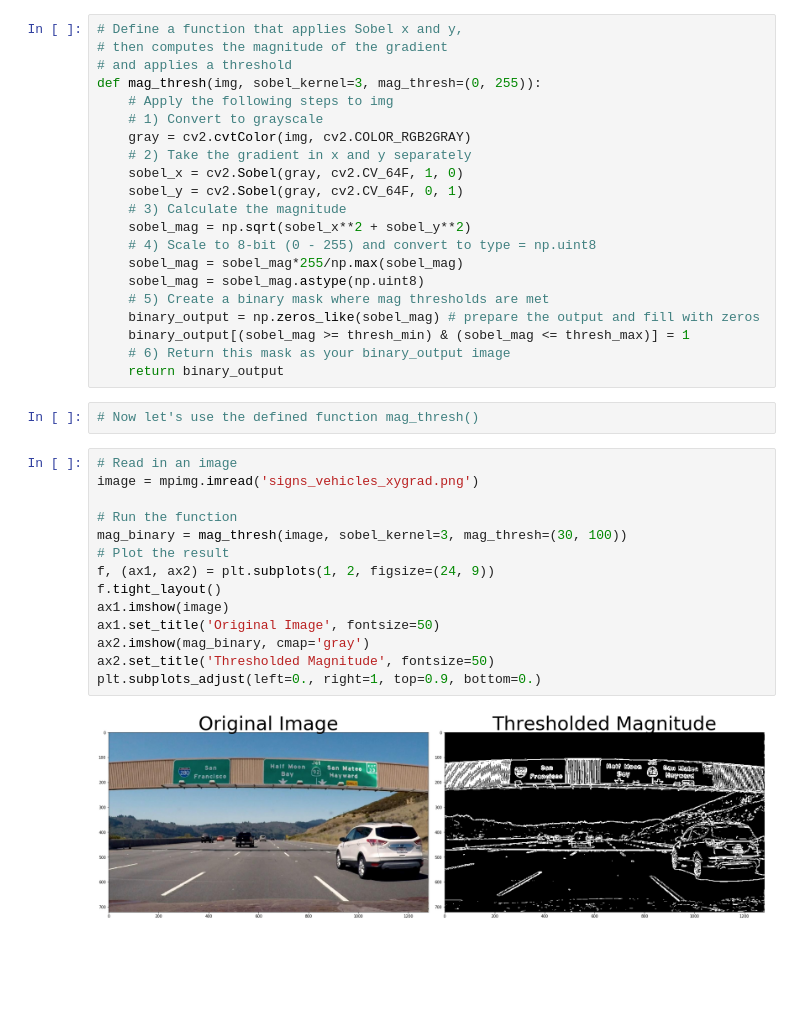
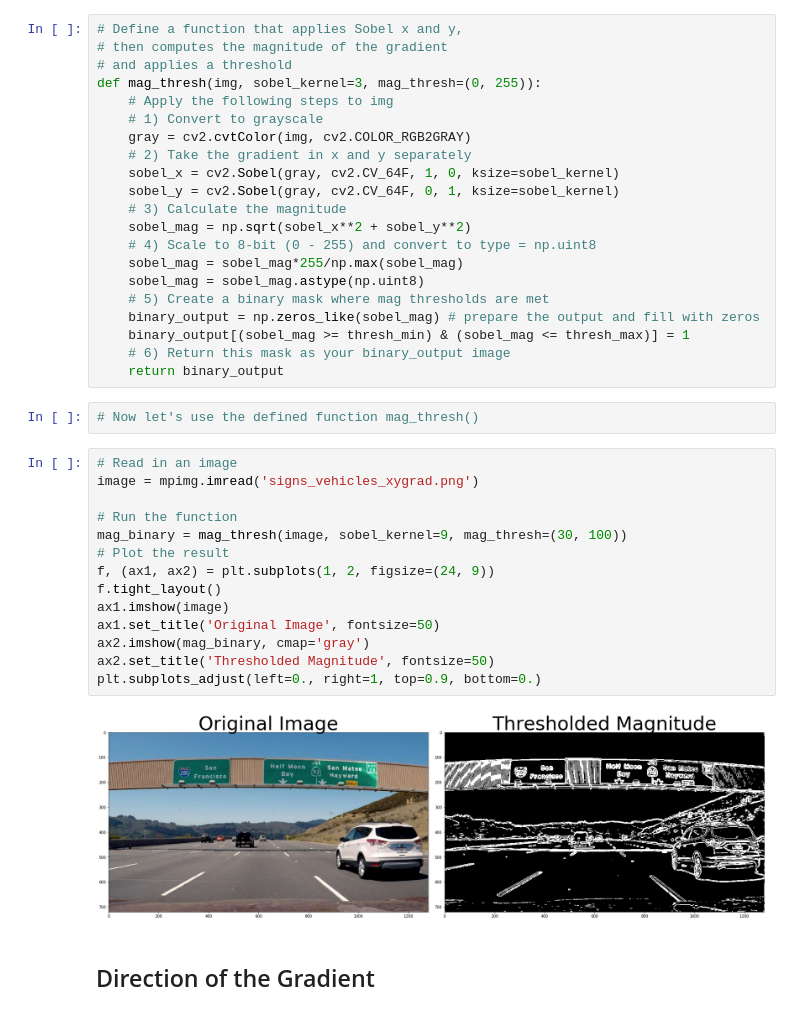
Before and after one commit to magedhassan/Gradients-and-color-spaces, a Jupyter notebook: Gradients-and-color-spaces.ipynb, the cells around one changed output. Cells and saved outputs as stored; diff of their text form; blank space fills up the shorter version.

```diff
--- a/Gradients-and-color-spaces.ipynb
+++ b/Gradients-and-color-spaces.ipynb
@@ -137,8 +137,8 @@ def mag_thresh(img, sobel_kernel=3, mag_thresh=(0, 255)):
     # 1) Convert to grayscale
     gray = cv2.cvtColor(img, cv2.COLOR_RGB2GRAY)
     # 2) Take the gradient in x and y separately
-    sobel_x = cv2.Sobel(gray, cv2.CV_64F, 1, 0)
-    sobel_y = cv2.Sobel(gray, cv2.CV_64F, 0, 1)
+    sobel_x = cv2.Sobel(gray, cv2.CV_64F, 1, 0, ksize=sobel_kernel)
+    sobel_y = cv2.Sobel(gray, cv2.CV_64F, 0, 1, ksize=sobel_kernel)
     # 3) Calculate the magnitude
     sobel_mag = np.sqrt(sobel_x**2 + sobel_y**2)
     # 4) Scale to 8-bit (0 - 255) and convert to type = np.uint8
@@ -154,16 +154,18 @@ def mag_thresh(img, sobel_kernel=3, mag_thresh=(0, 255)):
 # %%
 # Read in an image
 image = mpimg.imread('signs_vehicles_xygrad.png')
 
 # Run the function
-mag_binary = mag_thresh(image, sobel_kernel=3, mag_thresh=(30, 100))
+mag_binary = mag_thresh(image, sobel_kernel=9, mag_thresh=(30, 100))
 # Plot the result
 f, (ax1, ax2) = plt.subplots(1, 2, figsize=(24, 9))
 f.tight_layout()
 ax1.imshow(image)
 ax1.set_title('Original Image', fontsize=50)
 ax2.imshow(mag_binary, cmap='gray')
 ax2.set_title('Thresholded Magnitude', fontsize=50)
 plt.subplots_adjust(left=0., right=1, top=0.9, bottom=0.)
 # %% [output]
-[figure, old version]
+[figure, new version]
+# %% [markdown]
+## Direction of the Gradient
```
Also changed, not shown: parts of 4 cells of this notebook.
